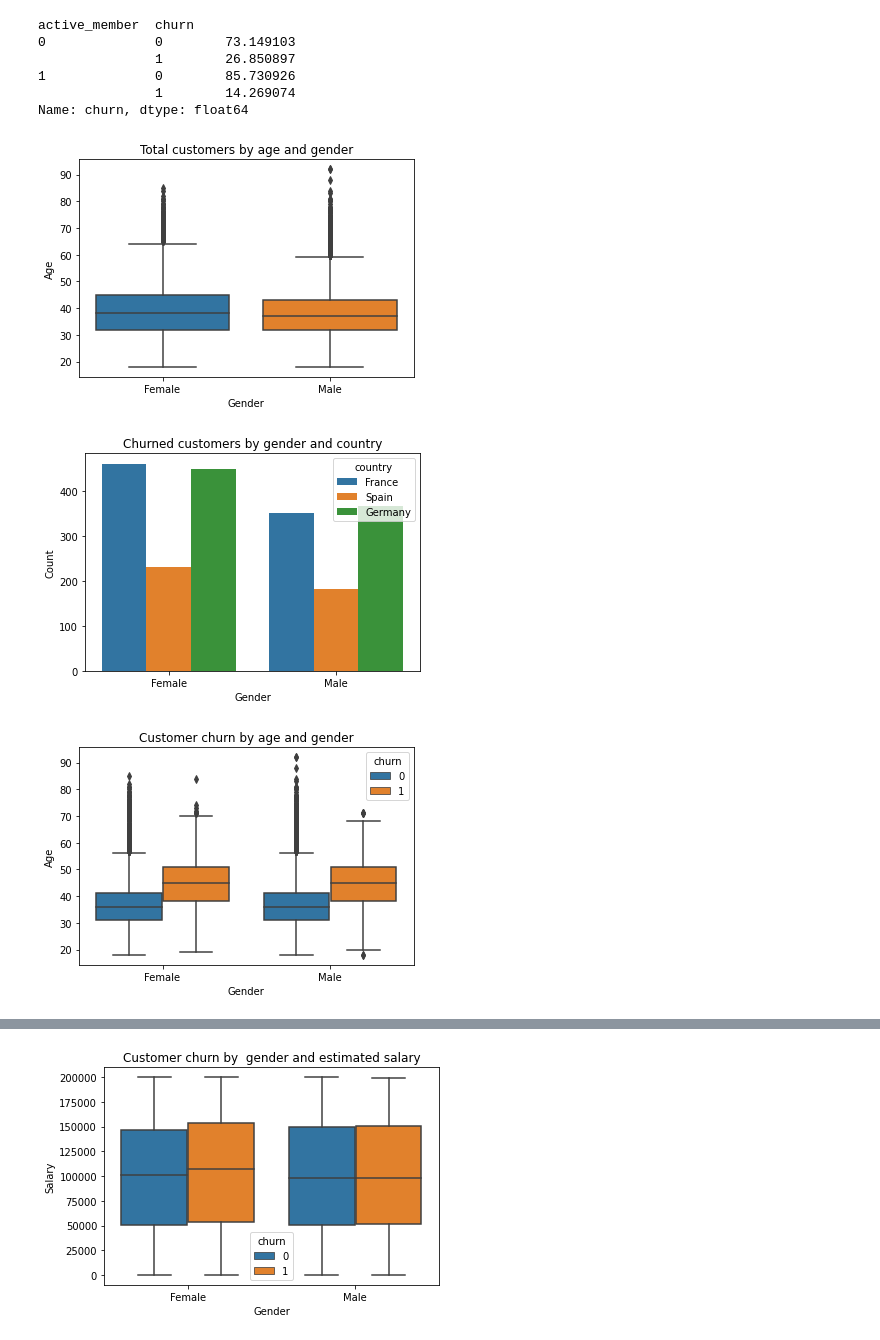
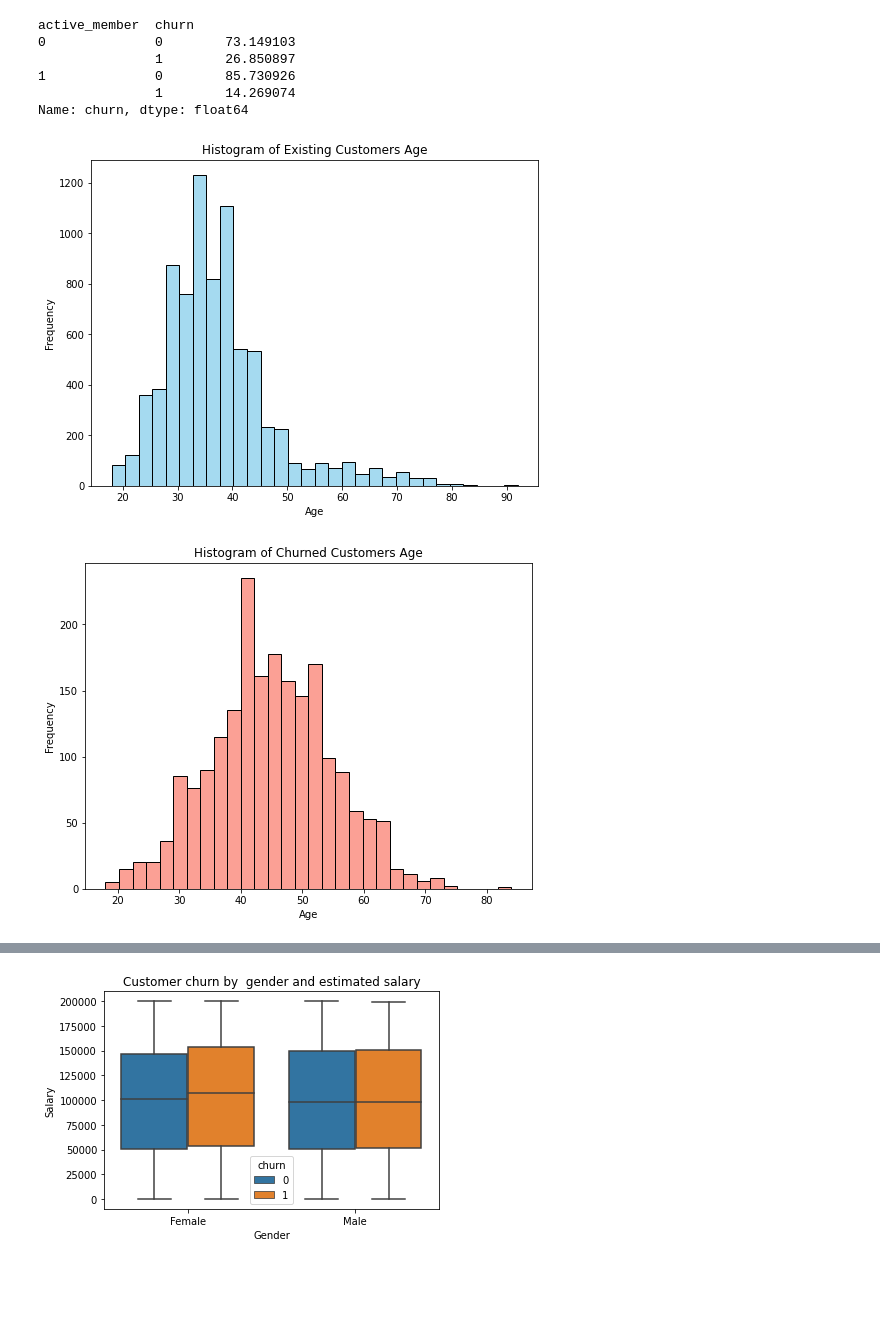
Before and after one commit to DimGiannouli/ds_customer_churn, a Jupyter notebook: xgb_model.ipynb, the cells around one changed output, grey strips where cells are left out. Drawn from its saved outputs; the diff is of its cells as text; code cells hidden in the pictures; blank space fills up the shorter version.

```diff
--- a/xgb_model.ipynb
+++ b/xgb_model.ipynb
@@ -113,42 +113,21 @@ active_member  churn
 1              0        85.730926
                1        14.269074
 Name: churn, dtype: float64
-# %%
-#The male median age is slightly less than the female approx 35 years for males, 37 for females
-
-sns.boxplot(data=df_churn, x='gender', y='age')
-
-plt.title('Total customers by age and gender')
-plt.xlabel('Gender')
-plt.ylabel('Age')
-
-# Show plot
-plt.show()
-# %% [output]
-[figure, removed]
-# %%
-#Understand if there are  differences to the customers that churned - females tend to churn more than males, also Spanish customers tend to churn less (both males and females) and the majority of churned customers
-#are from France closely followed from germany. Might be beneficial to check if any regulations have changed in France and these people leave and try to create campaigns directed to french/german customers.
-sns.countplot(data= df_churn[df_churn['churn'] == 1], x = 'gender', hue='country')
-
-plt.title('Churned customers by gender and country')
-plt.xlabel('Gender')
-plt.ylabel('Count')
-
-# Show plot
-plt.show()
-# %% [output]
-[figure, removed]
-# %%
-#Plot if there are age differences to customers that churn. Seems that they tend to churn in an older age between 40-50 with a median of ~45. We also realise
-#that most bank's custoemrs are above the age of 30 with many outliers above 55 especially for existing customers.
-sns.boxplot(data=df_churn, x='gender', y='age',hue='churn')
-
-plt.title('Customer churn by age and gender')
-plt.xlabel('Gender')
-plt.ylabel('Age')
-
-# Show plot
-plt.show()
-# %% [output]
-[figure, removed]
+# %%
+# Histogram for 'age' variable for existing and churned customers
+plt.figure(figsize=(8, 6))
+sns.histplot(df_churn[df_churn['churn']== 0]['age'], bins=30, kde=False, color='skyblue')
+plt.xlabel('Age')
+plt.ylabel('Frequency')
+plt.title('Histogram of Existing Customers Age')
+plt.show()
+
+plt.figure(figsize=(8, 6))
+sns.histplot(df_churn[df_churn['churn']== 1]['age'], bins=30, kde=False, color='salmon')
+plt.xlabel('Age')
+plt.ylabel('Frequency')
+plt.title('Histogram of Churned Customers Age')
+plt.show()
+# %% [output]
+[figure, added]
+[figure, added]
```
Also changed, not shown: parts of 13 cells of this notebook, 1 other file.
